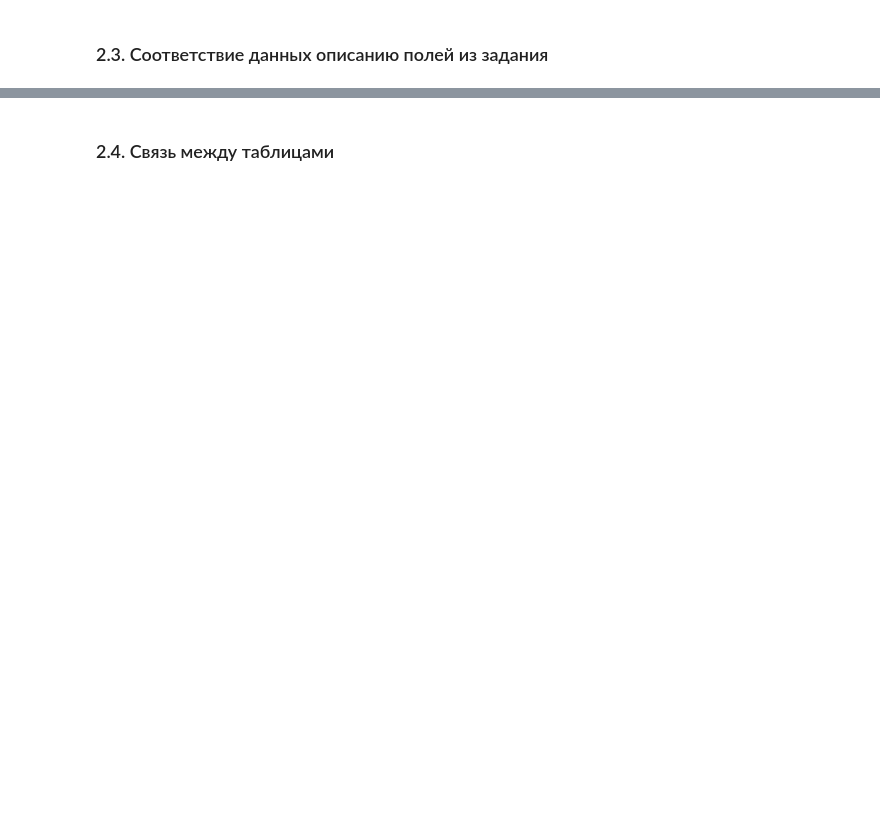
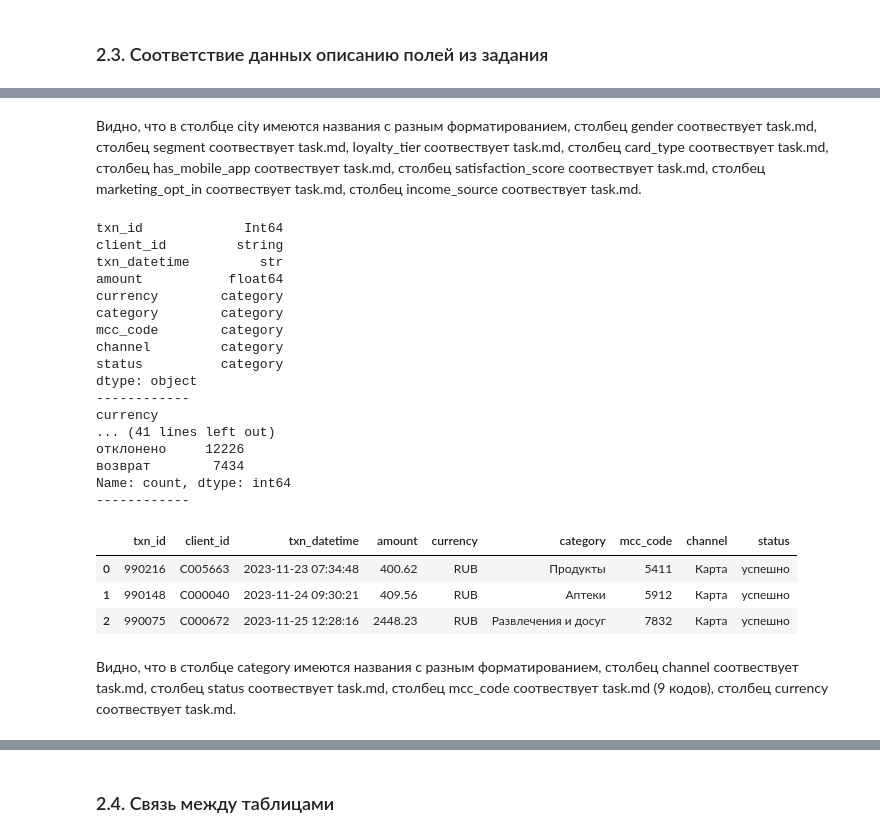
Before and after one commit to divik-T/Lab1GroupsClientsLeak, a Jupyter notebook: notebooks/01_analysis.ipynb, the cells around one changed output, grey strips where cells are left out. Drawn from its saved outputs; the diff is of its cells as text; code cells hidden in the pictures; blank space fills up the shorter version.

```diff
--- a/notebooks/01_analysis.ipynb
+++ b/notebooks/01_analysis.ipynb
@@ -344,0 +359,40 @@ Name: count, dtype: Int64
+# %% [markdown]
+Видно, что в столбце city имеются названия с разным форматированием, столбец gender соотвествует task.md, столбец segment соотвествует task.md, loyalty_tier соотвествует task.md, столбец card_type соотвествует task.md, столбец has_mobile_app соотвествует task.md, столбец satisfaction_score соотвествует task.md, столбец marketing_opt_in соотвествует task.md, столбец income_source соотвествует task.md.
+# %%
+print(df2.dtypes)
+print('------------')
+print(df2['currency'].value_counts(dropna=False))
+print('------------')
+print(df2['category'].value_counts(dropna=False))
+print('------------')
+print(df2['mcc_code'].value_counts(dropna=False))
+print('------------')
+print(df2['channel'].value_counts(dropna=False))
+print('------------')
+print(df2['status'].value_counts(dropna=False))
+print('------------')
+df2.head(3)
+# %% [output]
+txn_id             Int64
+client_id         string
+txn_datetime         str
+amount           float64
+currency        category
+category        category
+mcc_code        category
+channel         category
+status          category
+dtype: object
+------------
+currency
+... (41 lines left out)
+отклонено     12226
+возврат        7434
+Name: count, dtype: int64
+------------
+|  | txn_id | client_id | txn_datetime | amount | currency | category | mcc_code | channel | status |
+| 0 | 990216 | C005663 | 2023-11-23 07:34:48 | 400.62 | RUB | Продукты | 5411 | Карта | успешно |
+| 1 | 990148 | C000040 | 2023-11-24 09:30:21 | 409.56 | RUB | Аптеки | 5912 | Карта | успешно |
+| 2 | 990075 | C000672 | 2023-11-25 12:28:16 | 2448.23 | RUB | Развлечения и досуг | 7832 | Карта | успешно |
+# %% [markdown]
+Видно, что в столбце category имеются названия с разным форматированием, столбец channel соотвествует task.md, столбец status соотвествует task.md, столбец mcc_code соотвествует task.md (9 кодов), столбец currency соотвествует task.md.
```
Also changed, not shown: parts of 18 cells of this notebook.
